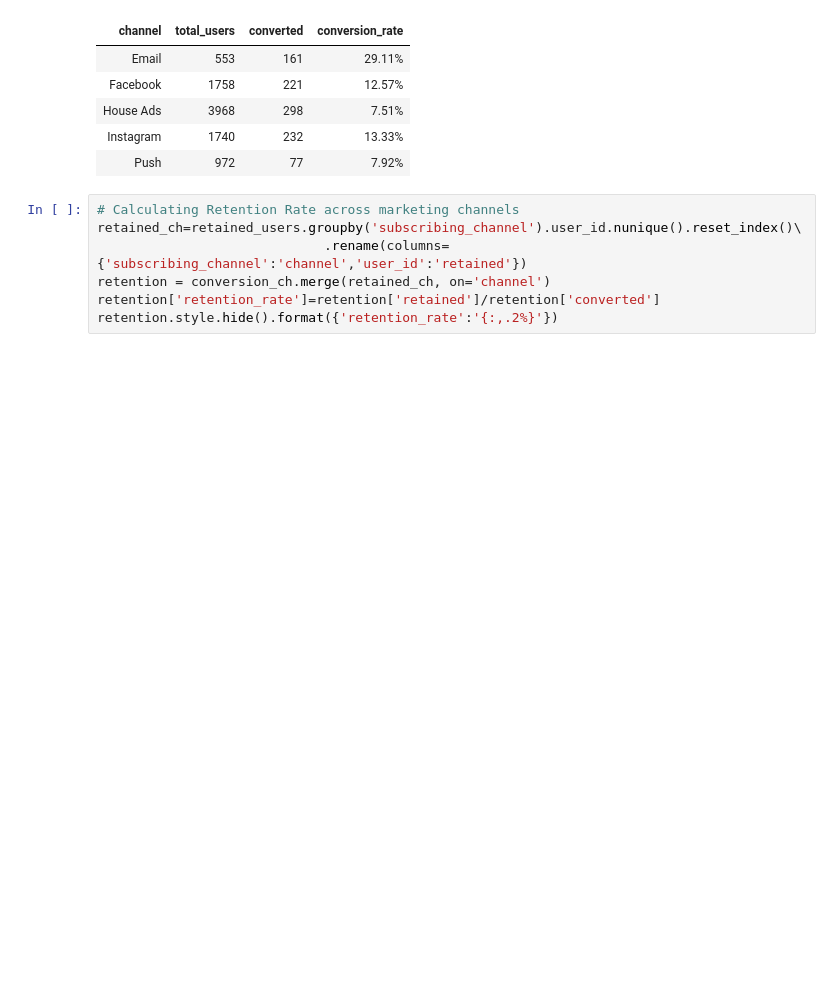
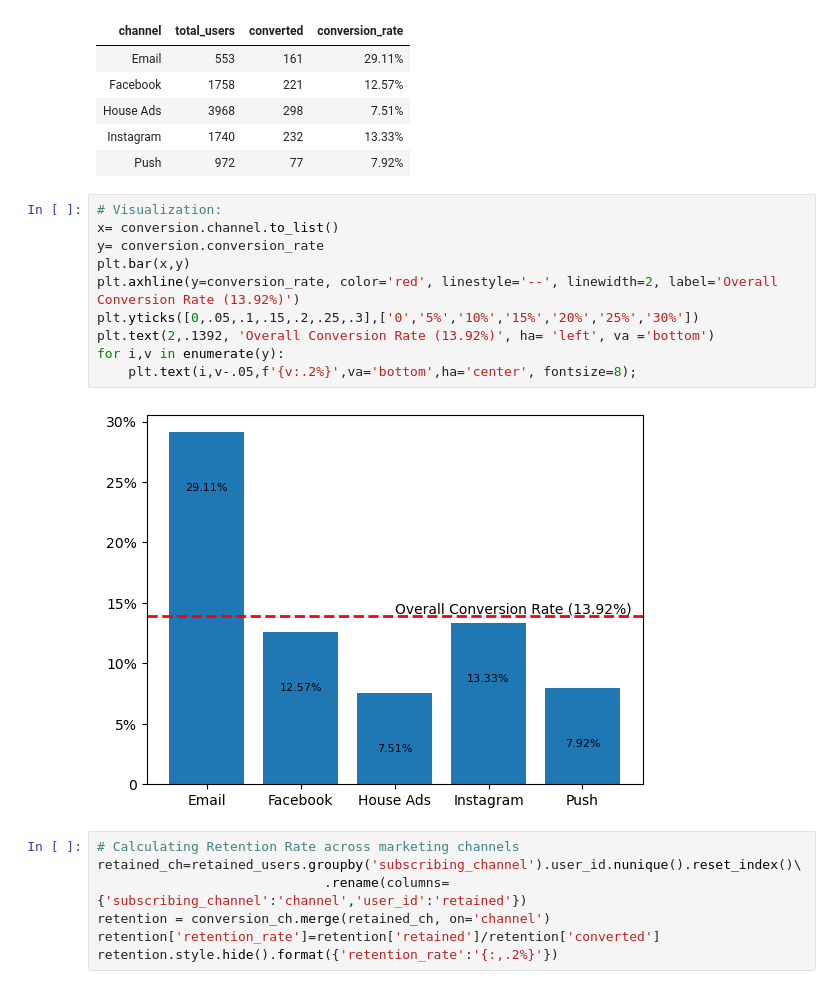
Before and after one commit to hend-a-ghafour/Analyzing_Marketing_Campaigns, a Jupyter notebook: Analyzing_Marketing_Campaigns.ipynb, the cells around one changed output. Cells and saved outputs as stored; diff of their text form; blank space fills up the shorter version.

Commit message:
conv & ret rates pt2

```diff
--- a/Analyzing_Marketing_Campaigns.ipynb
+++ b/Analyzing_Marketing_Campaigns.ipynb
@@ -718,6 +718,18 @@ conversion.style.hide().format({'conversion_rate':'{:,.2%}'})
 | House Ads | 3968 | 298 | 7.51% |
 | Instagram | 1740 | 232 | 13.33% |
 | Push | 972 | 77 | 7.92% |
+# %%
+# Visualization:
+x= conversion.channel.to_list()
+y= conversion.conversion_rate
+plt.bar(x,y)
+plt.axhline(y=conversion_rate, color='red', linestyle='--', linewidth=2, label='Overall Conversion Rate (13.92%)')
+plt.yticks([0,.05,.1,.15,.2,.25,.3],['0','5%','10%','15%','20%','25%','30%'])
+plt.text(2,.1392, 'Overall Conversion Rate (13.92%)', ha= 'left', va ='bottom')
+for i,v in enumerate(y):
+    plt.text(i,v-.05,f'{v:.2%}',va='bottom',ha='center', fontsize=8);
+# %% [output]
+[figure, added]
 # %%
 # Calculating Retention Rate across marketing channels
 retained_ch=retained_users.groupby('subscribing_channel').user_id.nunique().reset_index()\
```
Also changed, not shown: parts of 1 cell of this notebook.
